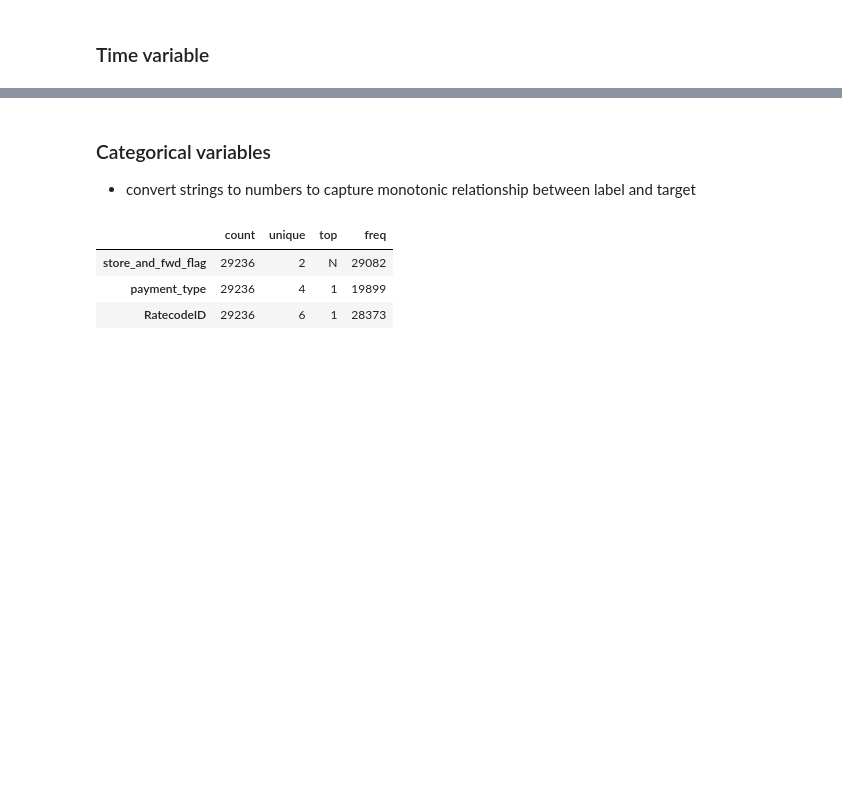
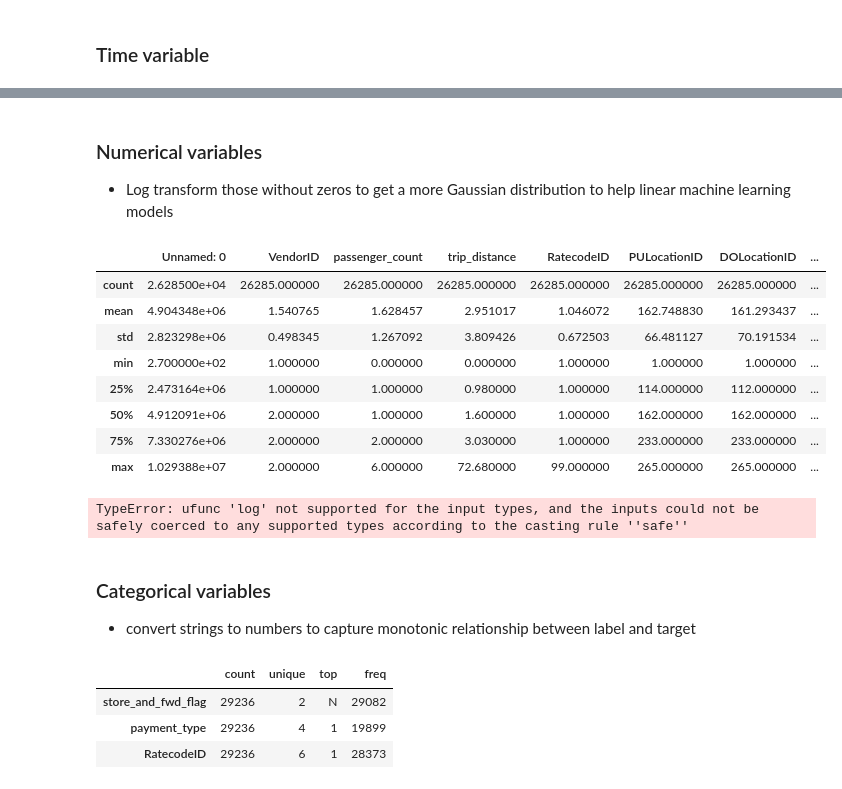
Before and after one commit to elliotgunn/nyc-taxi-trips, a Jupyter notebook: Feature_Engineering.ipynb, the cells around one changed output, grey strips where cells are left out. Drawn from its saved outputs; the diff is of its cells as text; code cells hidden in the pictures; blank space fills up the shorter version.

```diff
--- a/Feature_Engineering.ipynb
+++ b/Feature_Engineering.ipynb
@@ -6,6 +6,9 @@ import matplotlib.pyplot as plt
 %matplotlib inline
 
 from sklearn.model_selection import train_test_split
+from sklearn.preprocessing import MinMaxScaler
+
+pd.pandas.set_option('display.max_columns', None)
 # %%
 df = pd.read_csv('./data/sample.csv')
 print(df.shape)
@@ -84,3 +75,37 @@ X_test = trip_time(df, 'tpep_pickup_datetime', 'tpep_dropoff_datetime')
+# %% [markdown]
+### Numerical variables
+- Log transform those without zeros to get a more Gaussian distribution to help linear machine learning models
+# %%
+# remove negative values columns where it is not possible to have negative values
+cols = ['fare_amount', 'extra', 'mta_tax', 'tip_amount', 'tolls_amount', 'improvement_surcharge', 'total_amount']
+for col in cols:
+    X_train = X_train[X_train[col] >= 0]
+    X_test = X_test[X_test[col] >= 0]
+
+# remove zero values from where it is not possible to have zero values
+cols = ['fare_amount', 'total_amount']
+for col in cols:
+    X_train = X_train[X_train[col] > 0]
+    X_test = X_test[X_test[col] > 0]
+
+X_train.describe()
+# %% [output]
+|  | Unnamed: 0 | VendorID | passenger_count | trip_distance | RatecodeID | PULocationID | DOLocationID | ... |
+| count | 2.628500e+04 | 26285.000000 | 26285.000000 | 26285.000000 | 26285.000000 | 26285.000000 | 26285.000000 | ... |
+| mean | 4.904348e+06 | 1.540765 | 1.628457 | 2.951017 | 1.046072 | 162.748830 | 161.293437 | ... |
+| std | 2.823298e+06 | 0.498345 | 1.267092 | 3.809426 | 0.672503 | 66.481127 | 70.191534 | ... |
+| min | 2.700000e+02 | 1.000000 | 0.000000 | 0.000000 | 1.000000 | 1.000000 | 1.000000 | ... |
+| 25% | 2.473164e+06 | 1.000000 | 1.000000 | 0.980000 | 1.000000 | 114.000000 | 112.000000 | ... |
+| 50% | 4.912091e+06 | 2.000000 | 1.000000 | 1.600000 | 1.000000 | 162.000000 | 162.000000 | ... |
+| 75% | 7.330276e+06 | 2.000000 | 2.000000 | 3.030000 | 1.000000 | 233.000000 | 233.000000 | ... |
+| max | 1.029388e+07 | 2.000000 | 6.000000 | 72.680000 | 99.000000 | 265.000000 | 265.000000 | ... |
+# %%
+# log transform numeric variables that do not contain zeros
+for var in ['fare_amount', 'total_amount']:
+    X_train[var] = np.log(X_train[var])
+    X_test[var] = np.log(X_test[var])
+# %% [output]
+TypeError: ufunc 'log' not supported for the input types, and the inputs could not be safely coerced to any supported types according to the casting rule ''safe''
 # %% [markdown]
 ### Categorical variables
 - convert strings to numbers to capture monotonic relationship between label and target
```
Also changed, not shown: parts of 12 cells of this notebook.
